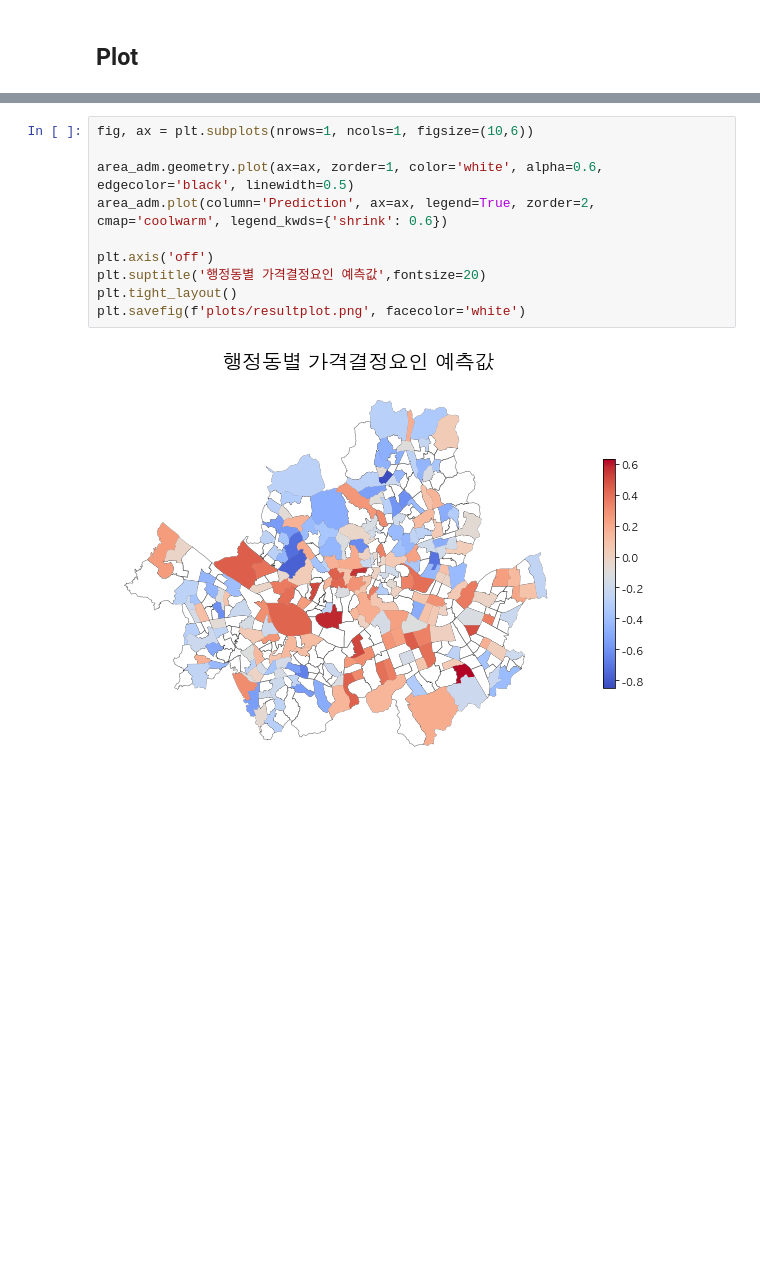
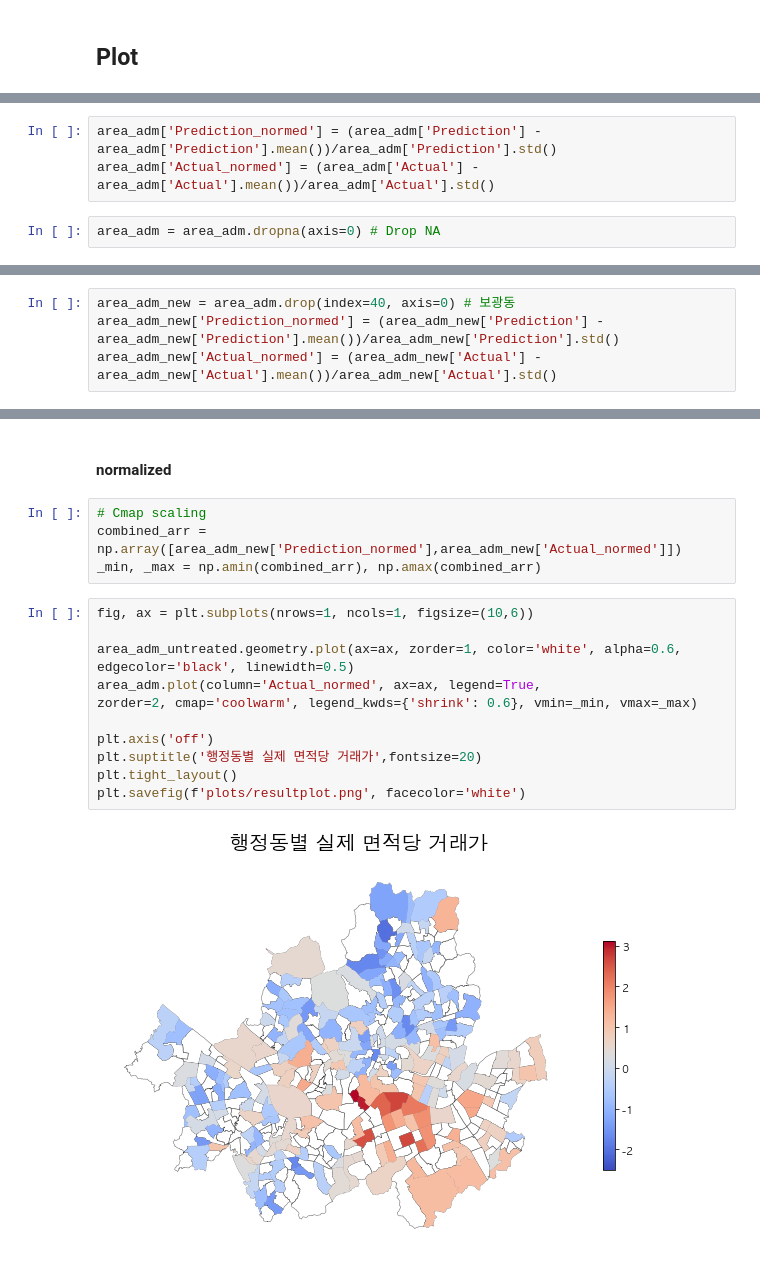
Before and after one commit to ddangchani/bigcontest, a Jupyter notebook: result.ipynb, the cells around one changed output, grey strips where cells are left out. Cells and saved outputs as stored; diff of their text form; blank space fills up the shorter version.

```diff
--- a/result.ipynb
+++ b/result.ipynb
@@ -287,0 +344,5 @@ area_adm = area_adm.join(df['Prediction'],on='ADM_DR_NM')
+# %%
+area_adm['Prediction_normed'] = (area_adm['Prediction'] - area_adm['Prediction'].mean())/area_adm['Prediction'].std()
+area_adm['Actual_normed'] = (area_adm['Actual'] - area_adm['Actual'].mean())/area_adm['Actual'].std()
+# %%
+area_adm = area_adm.dropna(axis=0) # Drop NA
@@ -287,0 +378,4 @@ area_adm = area_adm.join(df['Prediction'],on='ADM_DR_NM')
+# %%
+area_adm_new = area_adm.drop(index=40, axis=0) # 보광동
+area_adm_new['Prediction_normed'] = (area_adm_new['Prediction'] - area_adm_new['Prediction'].mean())/area_adm_new['Prediction'].std()
+area_adm_new['Actual_normed'] = (area_adm_new['Actual'] - area_adm_new['Actual'].mean())/area_adm_new['Actual'].std()
@@ -288,13 +389,20 @@ area_adm = area_adm.join(df['Prediction'],on='ADM_DR_NM')
+# %% [markdown]
+#### normalized
+# %%
+# Cmap scaling
+combined_arr = np.array([area_adm_new['Prediction_normed'],area_adm_new['Actual_normed']])
+_min, _max = np.amin(combined_arr), np.amax(combined_arr)
 # %%
 fig, ax = plt.subplots(nrows=1, ncols=1, figsize=(10,6))
 
-area_adm.geometry.plot(ax=ax, zorder=1, color='white', alpha=0.6, edgecolor='black', linewidth=0.5)
-area_adm.plot(column='Prediction', ax=ax, legend=True, zorder=2, cmap='coolwarm', legend_kwds={'shrink': 0.6})
+area_adm_untreated.geometry.plot(ax=ax, zorder=1, color='white', alpha=0.6, edgecolor='black', linewidth=0.5)
+area_adm.plot(column='Actual_normed', ax=ax, legend=True,
+zorder=2, cmap='coolwarm', legend_kwds={'shrink': 0.6}, vmin=_min, vmax=_max)
 
 plt.axis('off')
-plt.suptitle('행정동별 가격결정요인 예측값',fontsize=20)
+plt.suptitle('행정동별 실제 면적당 거래가',fontsize=20)
 plt.tight_layout()
 plt.savefig(f'plots/resultplot.png', facecolor='white')
 # %% [output]
-[figure, old version]
+[figure, new version]
 # %%
```
Also changed, not shown: parts of 25 cells of this notebook, 15 other files.
